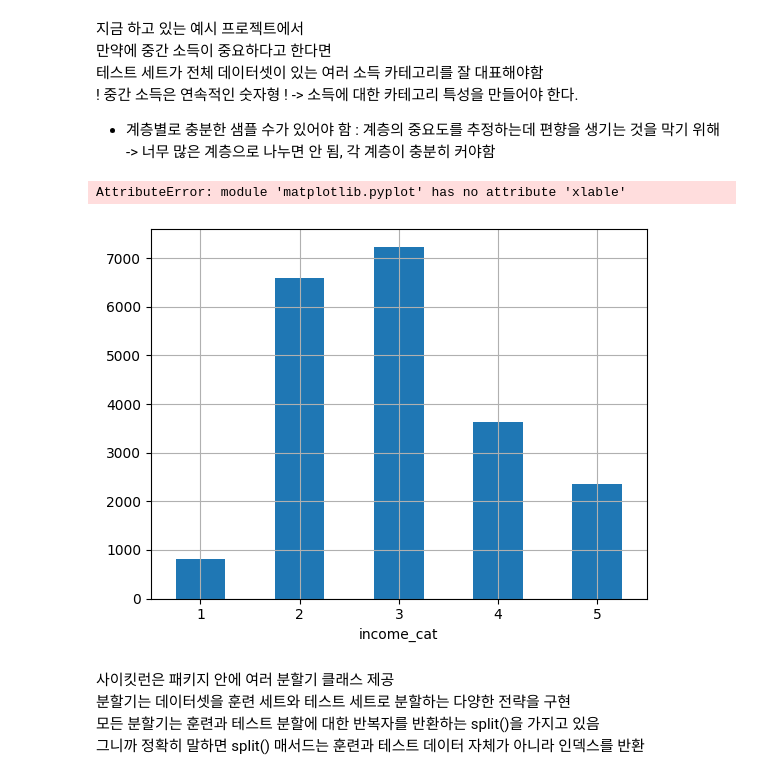
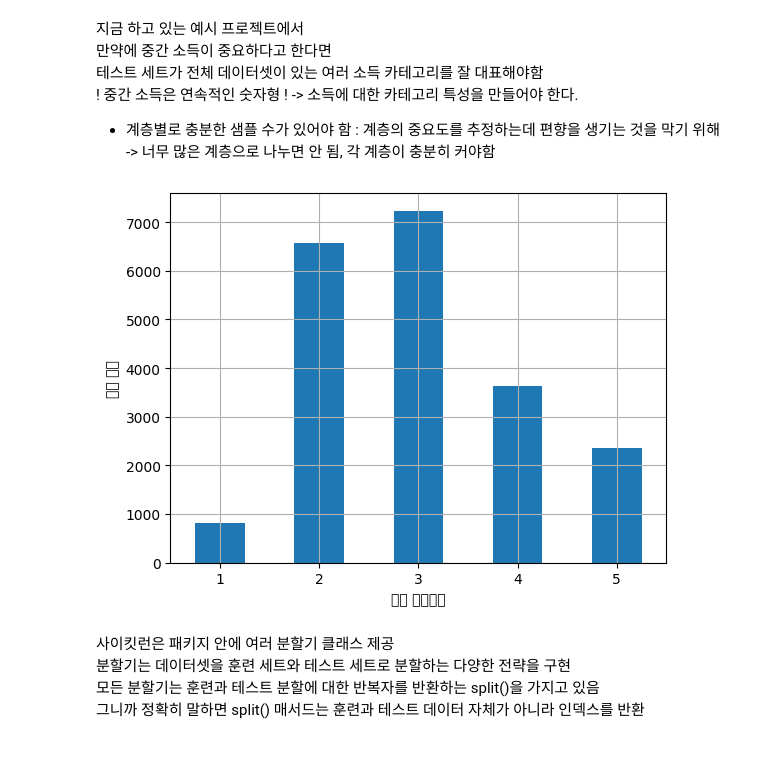
Before and after one commit to ghkdtjdbs/Hands-on-Machine-Learning-Study, a Jupyter notebook: Chapter2.ipynb, the cells around one changed output. Drawn from its saved outputs; the diff is of its cells as text; code cells hidden in the pictures.

```diff
--- a/Chapter2.ipynb
+++ b/Chapter2.ipynb
@@ -217,12 +217,11 @@ housing["income_cat"] = pd.cut(housing["median_income"],
                                labels=[1, 2, 3, 4, 5])
 # %%
 housing["income_cat"].value_counts().sort_index().plot.bar(rot=0, grid=True)  #속에 아무 것도 없는 괄호를 붙이는 이유는 지금 실행하라는 뜻
-plt.xlable("소득 카테고리")
-plt.ylable("구역 개수")
+plt.xlabel("소득 카테고리")
+plt.ylabel("구역 개수")
 plt.show()
 # %% [output]
-AttributeError: module 'matplotlib.pyplot' has no attribute 'xlable'
-[figure, old version]
+[figure, new version]
 # %% [markdown]
 사이킷런은 패키지 안에 여러 분할기 클래스 제공
 분할기는 데이터셋을 훈련 세트와 테스트 세트로 분할하는 다양한 전략을 구현
```
Also changed, not shown: parts of 8 cells of this notebook.
